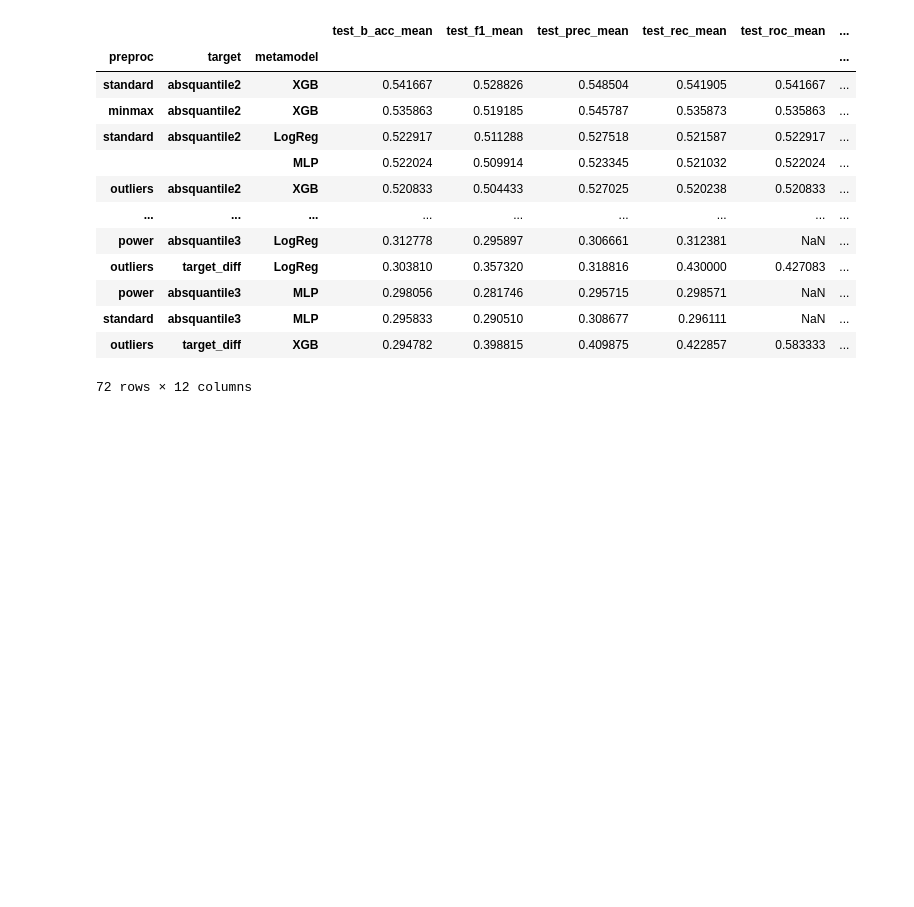
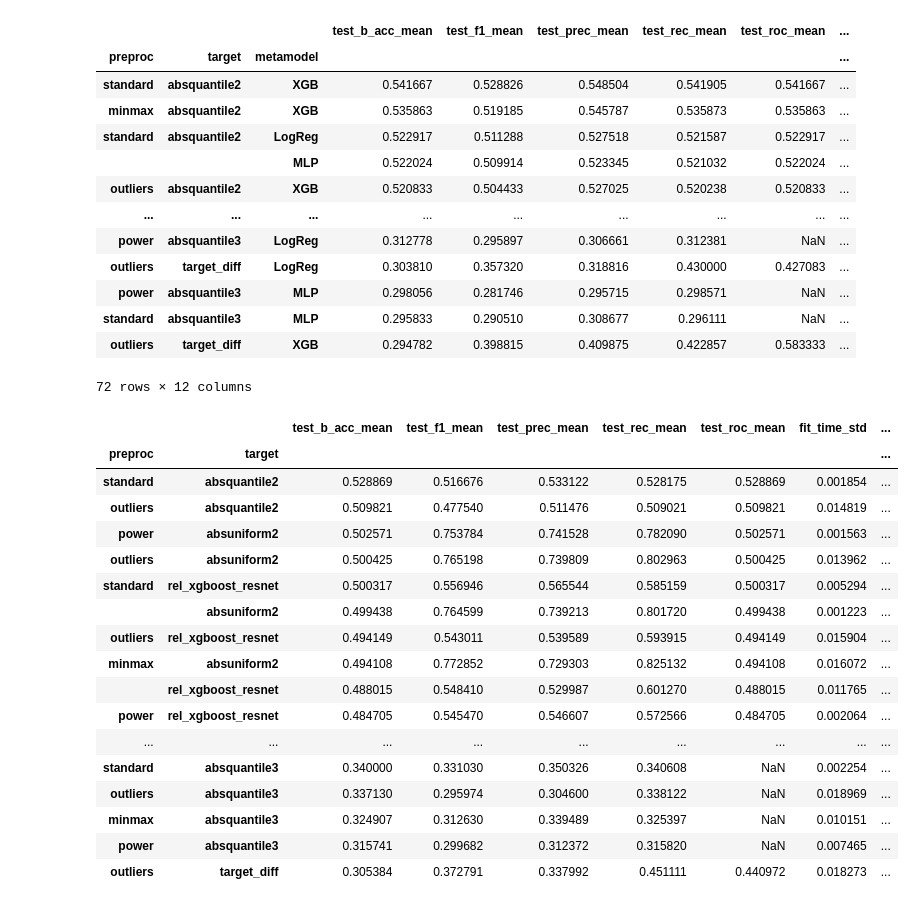
Before and after one commit to ITMO-NSS-team/MetaSelect, a Jupyter notebook: ms/meta_analysis.ipynb, the cells around one changed output. Cells and saved outputs as stored; diff of their text form; code cells hidden in the pictures; blank space fills up the shorter version.

```diff
--- a/ms/meta_analysis.ipynb
+++ b/ms/meta_analysis.ipynb
@@ -91,7 +91,7 @@ all_dfs[0]
 all_dfs = pd.concat(all_dfs, axis=0)
 all_dfs.drop(["fit_time_mean", "score_time_mean"], axis=1, inplace=True)
 # %%
-all_dfs.sort_values(by="test_b_acc_mean", ascending=False)
+all_dfs.sort_values(by="test_b_acc_mean", ascending=False, inplace=False)
 # %% [output]
 |  |  |  | test_b_acc_mean | test_f1_mean | test_prec_mean | test_rec_mean | test_roc_mean | ... |
 | preproc | target | metamodel |  |  |  |  |  | ... |
@@ -107,3 +107,24 @@ all_dfs.sort_values(by="test_b_acc_mean", ascending=False)
 | standard | absquantile3 | MLP | 0.295833 | 0.290510 | 0.308677 | 0.296111 | NaN | ... |
 | outliers | target_diff | XGB | 0.294782 | 0.398815 | 0.409875 | 0.422857 | 0.583333 | ... |
 72 rows × 12 columns
+# %%
+all_dfs.groupby(["preproc", "target"]).mean().sort_values(by="test_b_acc_mean", ascending=False, inplace=False)
+# %% [output]
+|  |  | test_b_acc_mean | test_f1_mean | test_prec_mean | test_rec_mean | test_roc_mean | fit_time_std | ... |
+| preproc | target |  |  |  |  |  |  | ... |
+| standard | absquantile2 | 0.528869 | 0.516676 | 0.533122 | 0.528175 | 0.528869 | 0.001854 | ... |
+| outliers | absquantile2 | 0.509821 | 0.477540 | 0.511476 | 0.509021 | 0.509821 | 0.014819 | ... |
+| power | absuniform2 | 0.502571 | 0.753784 | 0.741528 | 0.782090 | 0.502571 | 0.001563 | ... |
+| outliers | absuniform2 | 0.500425 | 0.765198 | 0.739809 | 0.802963 | 0.500425 | 0.013962 | ... |
+| standard | rel_xgboost_resnet | 0.500317 | 0.556946 | 0.565544 | 0.585159 | 0.500317 | 0.005294 | ... |
+|  | absuniform2 | 0.499438 | 0.764599 | 0.739213 | 0.801720 | 0.499438 | 0.001223 | ... |
+| outliers | rel_xgboost_resnet | 0.494149 | 0.543011 | 0.539589 | 0.593915 | 0.494149 | 0.015904 | ... |
+| minmax | absuniform2 | 0.494108 | 0.772852 | 0.729303 | 0.825132 | 0.494108 | 0.016072 | ... |
+|  | rel_xgboost_resnet | 0.488015 | 0.548410 | 0.529987 | 0.601270 | 0.488015 | 0.011765 | ... |
+| power | rel_xgboost_resnet | 0.484705 | 0.545470 | 0.546607 | 0.572566 | 0.484705 | 0.002064 | ... |
+| ... | ... | ... | ... | ... | ... | ... | ... | ... |
+| standard | absquantile3 | 0.340000 | 0.331030 | 0.350326 | 0.340608 | NaN | 0.002254 | ... |
+| outliers | absquantile3 | 0.337130 | 0.295974 | 0.304600 | 0.338122 | NaN | 0.018969 | ... |
+| minmax | absquantile3 | 0.324907 | 0.312630 | 0.339489 | 0.325397 | NaN | 0.010151 | ... |
+| power | absquantile3 | 0.315741 | 0.299682 | 0.312372 | 0.315820 | NaN | 0.007465 | ... |
+| outliers | target_diff | 0.305384 | 0.372791 | 0.337992 | 0.451111 | 0.440972 | 0.018273 | ... |
```
